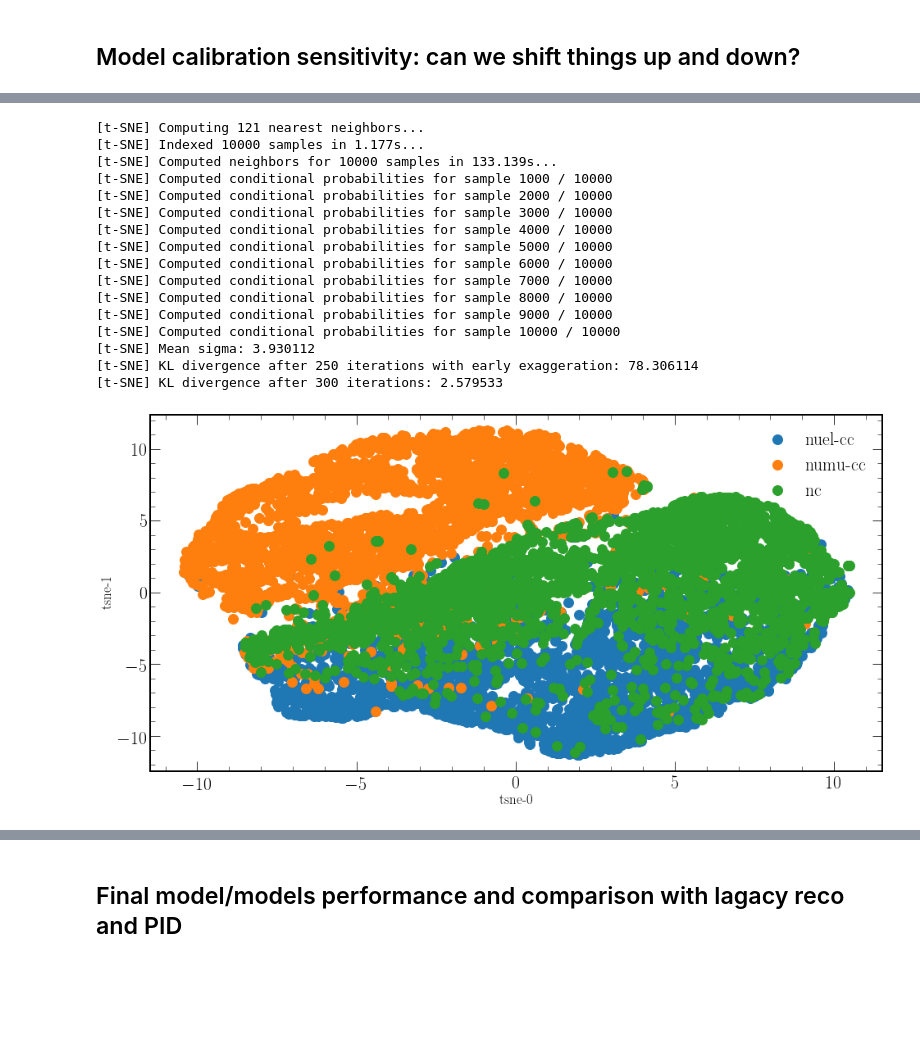
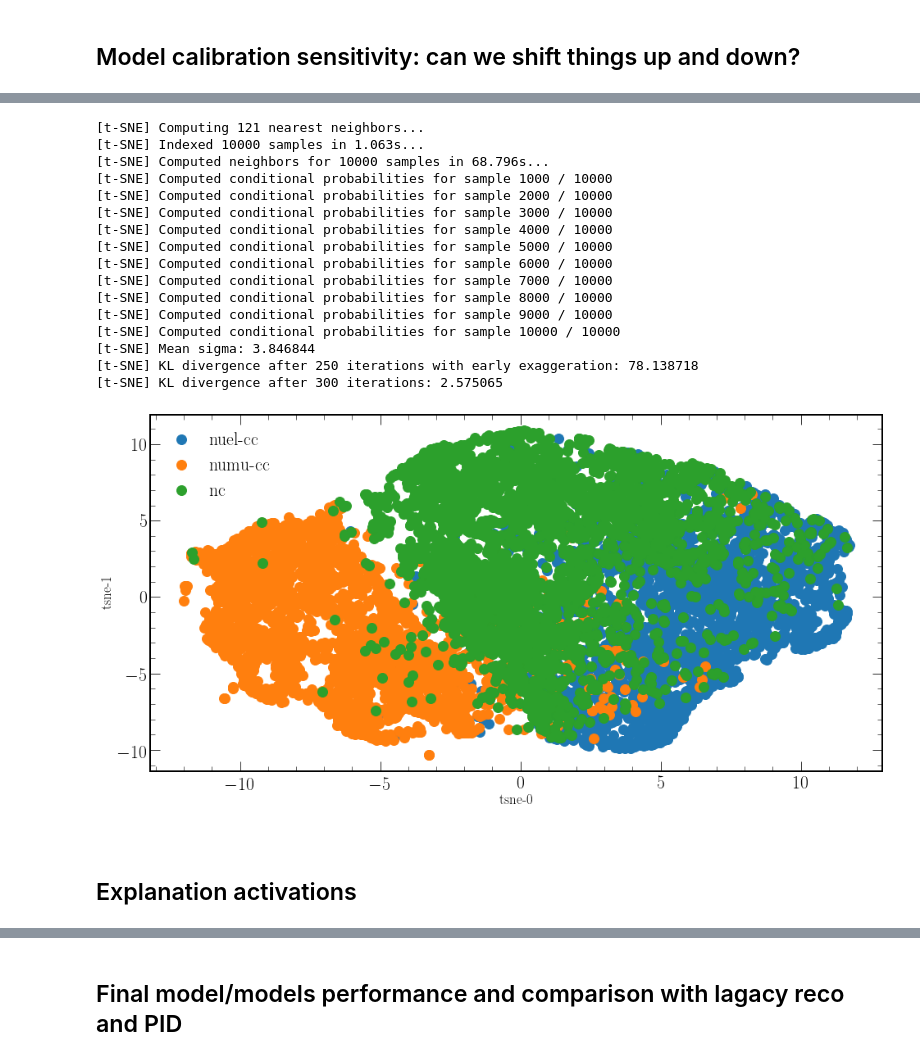
Before and after one commit to chipsneutrino/chips-net, a Jupyter notebook: notebooks/analysis.ipynb, the cells around one changed output, grey strips where cells are left out. Drawn from its saved outputs; the diff is of its cells as text; code cells hidden in the pictures; blank space fills up the shorter version.

```diff
--- a/notebooks/analysis.ipynb
+++ b/notebooks/analysis.ipynb
@@ -506,0 +738,6 @@ Processing v_cth_uniform... took 51.99 seconds
+# %%
+pca_model = chipsnet.utils.model_from_conf(config, "beam_v_cth")
+v_cth_uniform_ev = chipsnet.utils.run_pca(v_cth_uniform_ev, pca_model, verbose=True, components=2, standardise=True)
+cat_0_ev = v_cth_uniform_ev[v_cth_uniform_ev.t_comb_cat == 0]
+cat_1_ev = v_cth_uniform_ev[v_cth_uniform_ev.t_comb_cat == 1]
+cat_2_ev = v_cth_uniform_ev[v_cth_uniform_ev.t_comb_cat == 2]
@@ -526,34 +758,35 @@ Explained variation per principal component: [0.15007766 0.13073224]
+# %%
+tsne_model = chipsnet.utils.model_from_conf(config, "beam_v_cth")
+v_cth_uniform_ev = chipsnet.utils.run_tsne(v_cth_uniform_ev, tsne_model, components=2, standardise=True, max_events=10000)
+cat_0_ev = v_cth_uniform_ev[v_cth_uniform_ev.t_comb_cat == 0]
+cat_1_ev = v_cth_uniform_ev[v_cth_uniform_ev.t_comb_cat == 1]
+cat_2_ev = v_cth_uniform_ev[v_cth_uniform_ev.t_comb_cat == 2]
+# %% [output]
+[t-SNE] Computing 121 nearest neighbors...
+[t-SNE] Indexed 10000 samples in 1.063s...
+[t-SNE] Computed neighbors for 10000 samples in 68.796s...
+[t-SNE] Computed conditional probabilities for sample 1000 / 10000
+[t-SNE] Computed conditional probabilities for sample 2000 / 10000
+[t-SNE] Computed conditional probabilities for sample 3000 / 10000
+[t-SNE] Computed conditional probabilities for sample 4000 / 10000
+[t-SNE] Computed conditional probabilities for sample 5000 / 10000
+[t-SNE] Computed conditional probabilities for sample 6000 / 10000
+[t-SNE] Computed conditional probabilities for sample 7000 / 10000
+[t-SNE] Computed conditional probabilities for sample 8000 / 10000
+[t-SNE] Computed conditional probabilities for sample 9000 / 10000
+[t-SNE] Computed conditional probabilities for sample 10000 / 10000
+[t-SNE] Mean sigma: 3.846844
+[t-SNE] KL divergence after 250 iterations with early exaggeration: 78.138718
+[t-SNE] KL divergence after 300 iterations: 2.575065
 # %%
-tsne_model = chipsnet.utils.model_from_conf(config, "t_all_cat_v_cth_uniform")
-v_cth_uniform_ev = chipsnet.utils.run_tsne(v_cth_uniform_ev, tsne_model, components=2, standardise=True, max_events=10000)
-cat_0_ev = v_cth_uniform_ev[v_cth_uniform_ev.t_comb_cat == 0]
-cat_1_ev = v_cth_uniform_ev[v_cth_uniform_ev.t_comb_cat == 1]
-cat_2_ev = v_cth_uniform_ev[v_cth_uniform_ev.t_comb_cat == 2]
-
 fig, axs = plt.subplots(1, 1, figsize=(16, 8))
 axs.margins(0.05) # Optional, just adds 5% padding to the autoscaling
 axs.plot(cat_0_ev.tsne_0, cat_0_ev.tsne_1, marker='o', linestyle='', ms=12, label="nuel-cc")
 axs.plot(cat_1_ev.tsne_0, cat_1_ev.tsne_1, marker='o', linestyle='', ms=12, label="numu-cc")
 axs.plot(cat_2_ev.tsne_0, cat_2_ev.tsne_1, marker='o', linestyle='', ms=12, label="nc")
 axs.legend()
 axs.set_xlabel('tsne-0', fontsize=17)
 axs.set_ylabel('tsne-1', fontsize=17)
 save("tsne")
 # %% [output]
-[t-SNE] Computing 121 nearest neighbors...
-[t-SNE] Indexed 10000 samples in 1.177s...
-[t-SNE] Computed neighbors for 10000 samples in 133.139s...
-[t-SNE] Computed conditional probabilities for sample 1000 / 10000
-[t-SNE] Computed conditional probabilities for sample 2000 / 10000
-[t-SNE] Computed conditional probabilities for sample 3000 / 10000
-[t-SNE] Computed conditional probabilities for sample 4000 / 10000
-[t-SNE] Computed conditional probabilities for sample 5000 / 10000
-[t-SNE] Computed conditional probabilities for sample 6000 / 10000
-[t-SNE] Computed conditional probabilities for sample 7000 / 10000
-[t-SNE] Computed conditional probabilities for sample 8000 / 10000
-[t-SNE] Computed conditional probabilities for sample 9000 / 10000
-[t-SNE] Computed conditional probabilities for sample 10000 / 10000
-[t-SNE] Mean sigma: 3.930112
-[t-SNE] KL divergence after 250 iterations with early exaggeration: 78.306114
-[t-SNE] KL divergence after 300 iterations: 2.579533
-[figure, old version]
+[figure, new version]
@@ -559,0 +797,4 @@ save("tsne")
+# %% [markdown]
+<a id='section_11'></a>
+# %% [markdown]
+## Explanation activations
```
Also changed, not shown: parts of 87 cells of this notebook, 5 other files.
